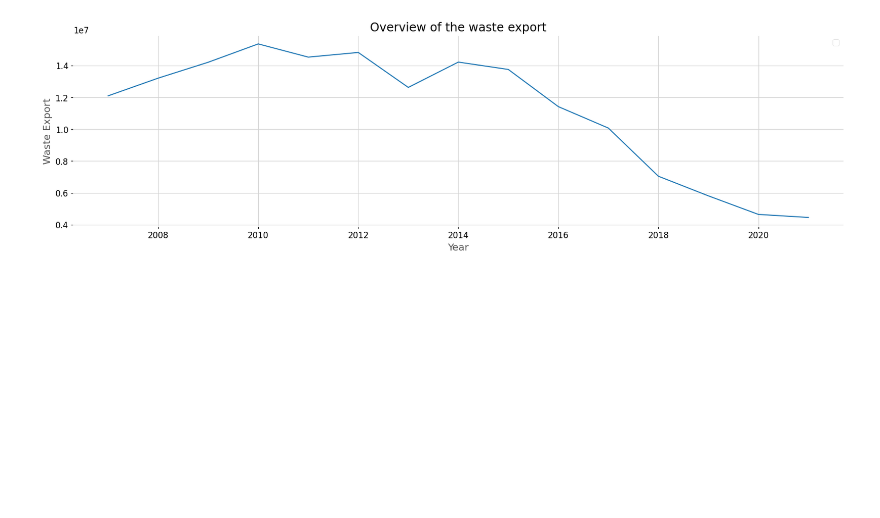
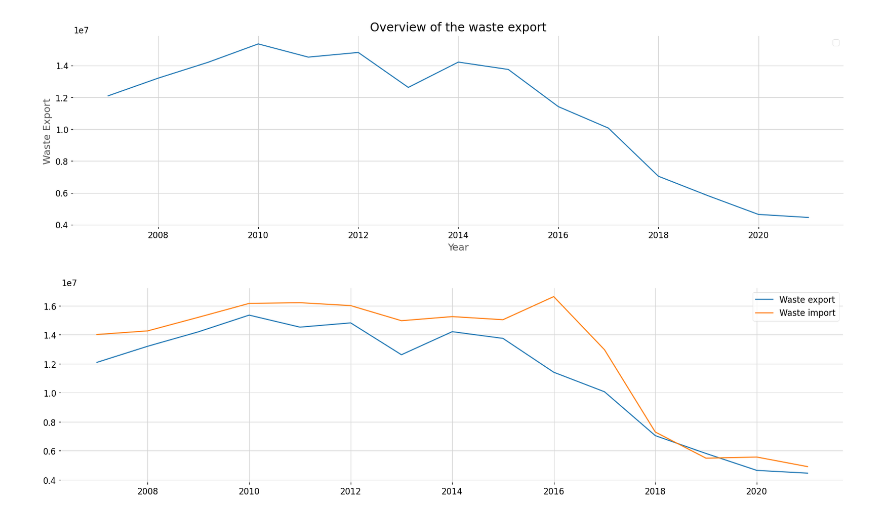
Before and after one commit to ezztherose/TIA-Scraping, a Jupyter notebook: notebooks/pollution.ipynb, the cells around one changed output. Drawn from its saved outputs; the diff is of its cells as text; code cells hidden in the pictures; blank space fills up the shorter version.

Commit message:
plots on data

```diff
--- a/notebooks/pollution.ipynb
+++ b/notebooks/pollution.ipynb
@@ -77,3 +77,10 @@ visualization.simple_plot(title, x_label, y_label, x_data, y_data)
 # %% [output]
 No artists with labels found to put in legend.  Note that artists whose label start with an underscore are ignored when legend() is called with no argument.
 [figure]
+# %%
+plt.plot(x_data, y_data, label = "Waste export")
+plt.plot(x_data, df_world['Waste imports'], label="Waste import")
+plt.legend()
+plt.show()
+# %% [output]
+[figure, added]
```
Also changed, not shown: 6 other files.
